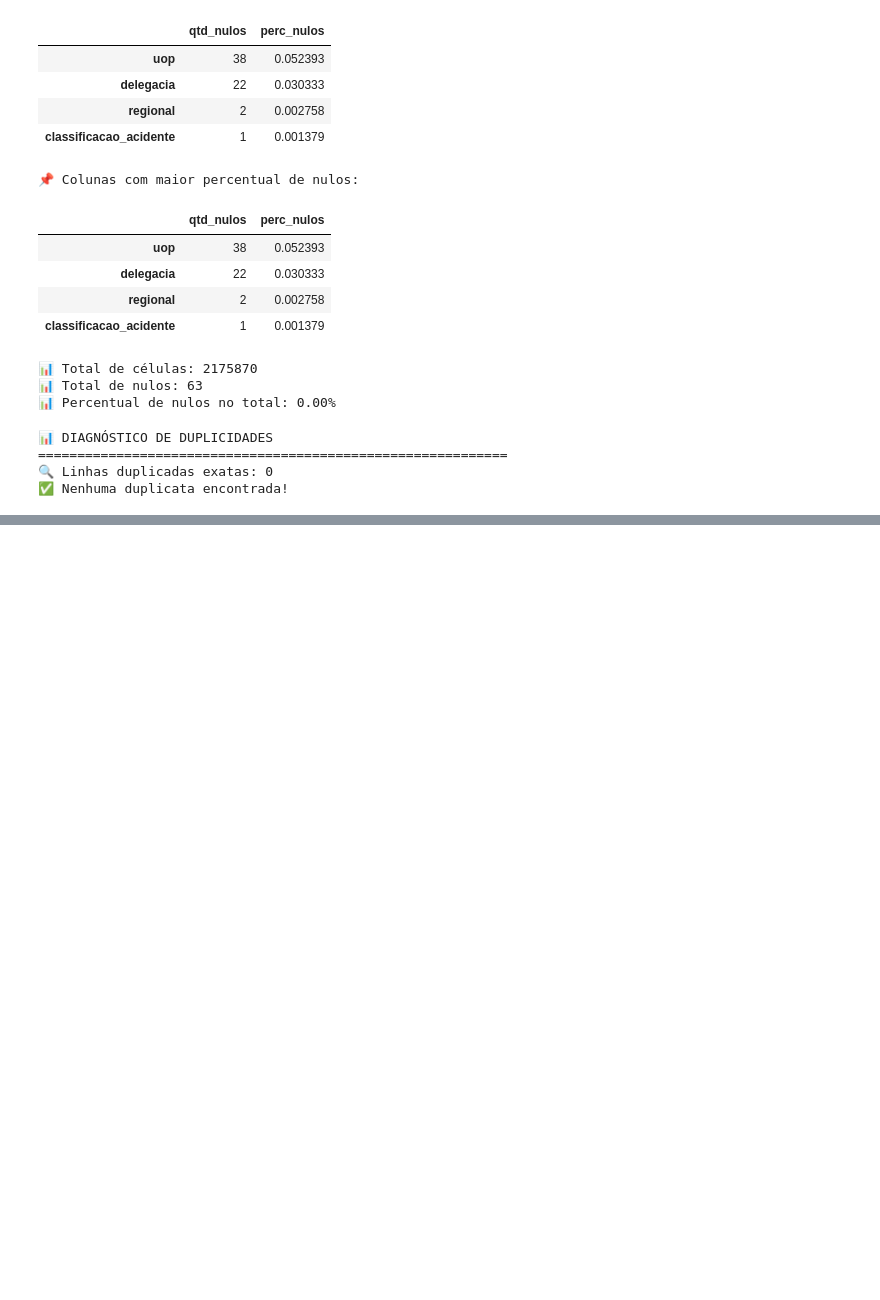
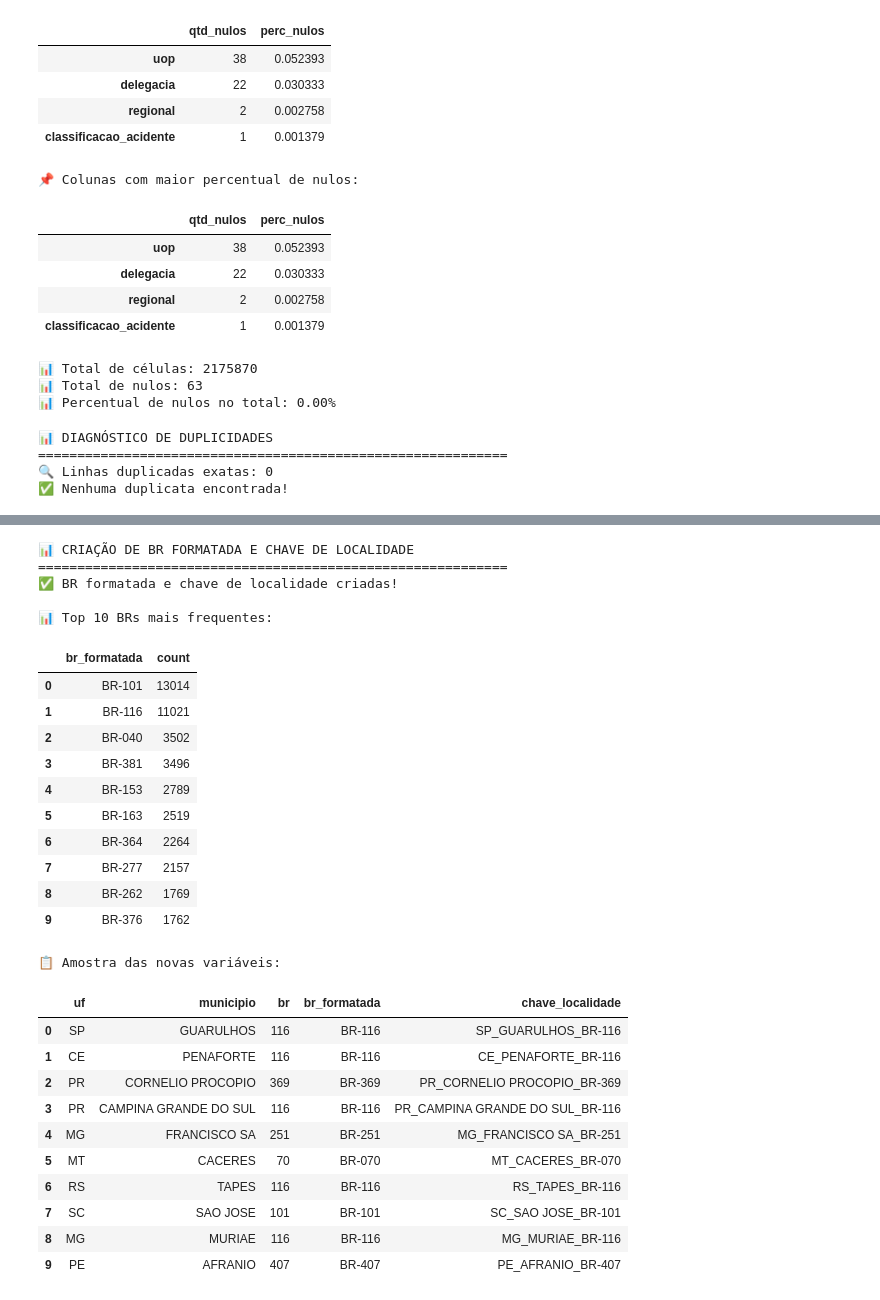
Before and after one commit to claudiodev175/modulo_1_aponti, a Jupyter notebook: notebooks/modulo4_preparacao_dados.ipynb, the cells around one changed output, grey strips where cells are left out. Drawn from its saved outputs; the diff is of its cells as text; code cells hidden in the pictures; blank space fills up the shorter version.

```diff
--- a/notebooks/modulo4_preparacao_dados.ipynb
+++ b/notebooks/modulo4_preparacao_dados.ipynb
@@ -441,0 +929,60 @@ See https://pandas.pydata.org/docs/user_guide/migration-3-strings.html#string-mi
+# %%
+# Célula 23 - Criar BR formatada e chave de localidade
+
+print("📊 CRIAÇÃO DE BR FORMATADA E CHAVE DE LOCALIDADE")
+print("=" * 60)
+
+def formatar_br(valor):
+    """
+    Formata o número da BR no padrão BR-000.
+    """
+    if pd.isna(valor) or valor == 0:
+        return "BR-IGNORADA"
+    return f"BR-{int(valor):03d}"
+
+# Criar BR formatada
+df["br_formatada"] = df["br"].apply(formatar_br)
+
+# Criar chave de localidade (UF + município + BR)
+df["chave_localidade"] = (
+    df["uf"].astype(str) + "_" +
+    df["municipio"].astype(str) + "_" +
+    df["br_formatada"].astype(str)
+)
+
+print("✅ BR formatada e chave de localidade criadas!")
+
+print("\n📊 Top 10 BRs mais frequentes:")
+display(df["br_formatada"].value_counts().head(10).reset_index())
+
+print("\n📋 Amostra das novas variáveis:")
+display(df[["uf", "municipio", "br", "br_formatada", "chave_localidade"]].head(10))
+# %% [output]
+📊 CRIAÇÃO DE BR FORMATADA E CHAVE DE LOCALIDADE
+============================================================
+✅ BR formatada e chave de localidade criadas!
+
+📊 Top 10 BRs mais frequentes:
+|  | br_formatada | count |
+| 0 | BR-101 | 13014 |
+| 1 | BR-116 | 11021 |
+| 2 | BR-040 | 3502 |
+| 3 | BR-381 | 3496 |
+| 4 | BR-153 | 2789 |
+| 5 | BR-163 | 2519 |
+| 6 | BR-364 | 2264 |
+| 7 | BR-277 | 2157 |
+| 8 | BR-262 | 1769 |
+| 9 | BR-376 | 1762 |
+📋 Amostra das novas variáveis:
+|  | uf | municipio | br | br_formatada | chave_localidade |
+| 0 | SP | GUARULHOS | 116 | BR-116 | SP_GUARULHOS_BR-116 |
+| 1 | CE | PENAFORTE | 116 | BR-116 | CE_PENAFORTE_BR-116 |
+| 2 | PR | CORNELIO PROCOPIO | 369 | BR-369 | PR_CORNELIO PROCOPIO_BR-369 |
+| 3 | PR | CAMPINA GRANDE DO SUL | 116 | BR-116 | PR_CAMPINA GRANDE DO SUL_BR-116 |
+| 4 | MG | FRANCISCO SA | 251 | BR-251 | MG_FRANCISCO SA_BR-251 |
+| 5 | MT | CACERES | 70 | BR-070 | MT_CACERES_BR-070 |
+| 6 | RS | TAPES | 116 | BR-116 | RS_TAPES_BR-116 |
+| 7 | SC | SAO JOSE | 101 | BR-101 | SC_SAO JOSE_BR-101 |
+| 8 | MG | MURIAE | 116 | BR-116 | MG_MURIAE_BR-116 |
+| 9 | PE | AFRANIO | 407 | BR-407 | PE_AFRANIO_BR-407 |
```
Also changed, not shown: parts of 33 cells of this notebook, 5 other files.
